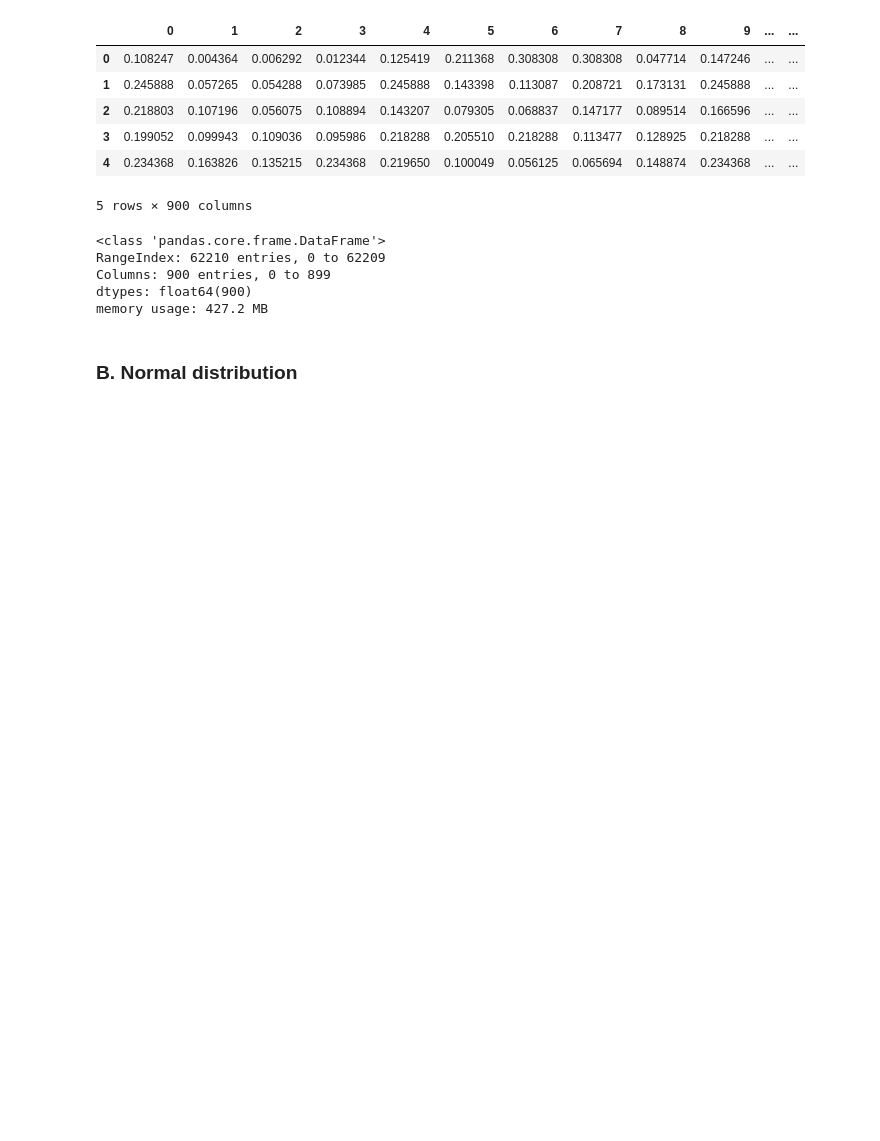
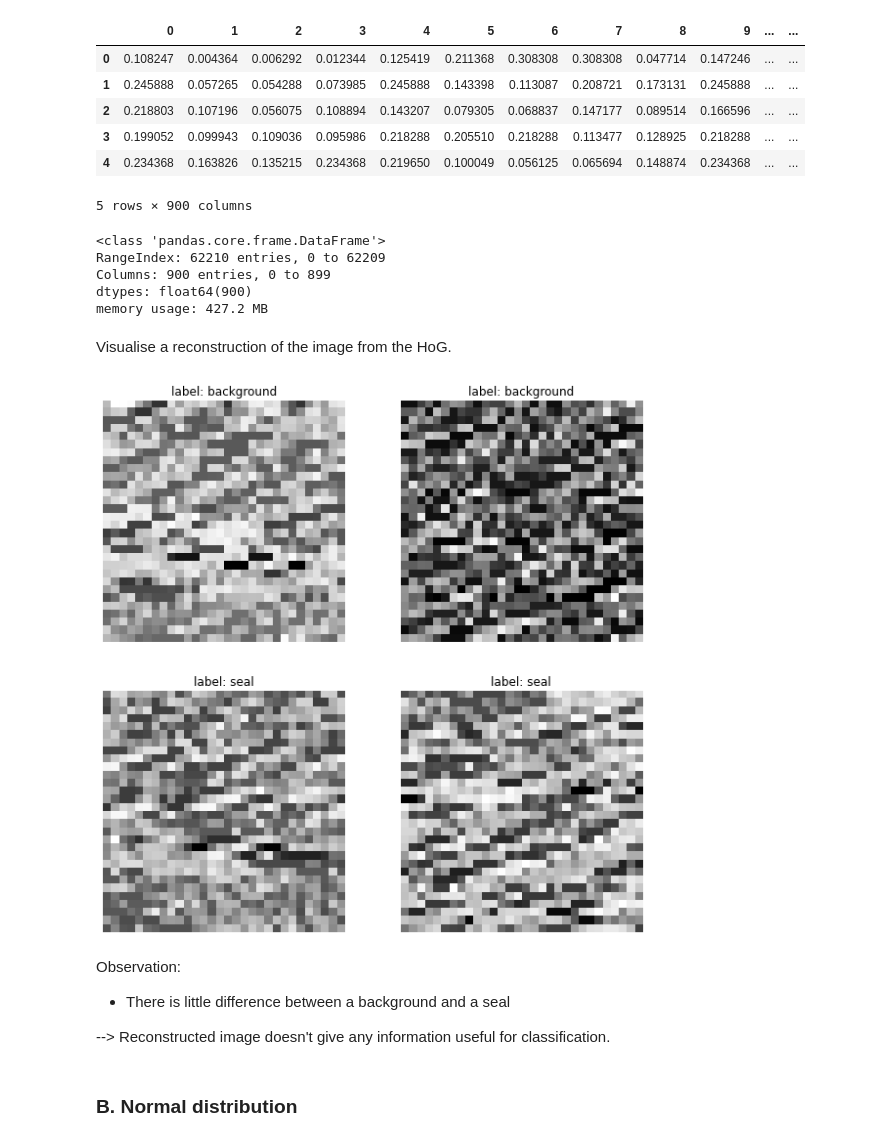
Before and after one commit to Adamouization/Seal-Pup-Aerial-Imagery-Neural-Network-Classifier, a Jupyter notebook: jupyter prototyping/binary_classification.ipynb, the cells around one changed output. Cells and saved outputs as stored; diff of their text form; code cells hidden in the pictures; blank space fills up the shorter version.

Commit message:
Visualise reconstructed images from HoG features + correlation

```diff
--- a/jupyter prototyping/binary_classification.ipynb
+++ b/jupyter prototyping/binary_classification.ipynb
@@ -68,6 +68,44 @@ RangeIndex: 62210 entries, 0 to 62209
 Columns: 900 entries, 0 to 899
 dtypes: float64(900)
 memory usage: 427.2 MB
+# %% [markdown]
+Visualise a reconstruction of the image from the HoG.
+# %%
+fig=plt.figure(figsize=(10, 10))
+
+image_background1 = X_train_HoG.iloc[0].to_numpy().reshape(30, 30)
+fig.add_subplot(221)
+plt.imshow(image_background1, cmap="binary")
+plt.title("label: background")
+plt.axis("off")
+
+image_background2 = X_train_HoG.iloc[1080].to_numpy().reshape(30, 30)
+fig.add_subplot(222)
+plt.imshow(image_background2, cmap="binary")
+plt.title("label: background")
+plt.axis("off")
+
+image_seal1 = X_train_HoG.iloc[62209].to_numpy().reshape(30, 30)
+fig.add_subplot(223)
+plt.imshow(image_seal1, cmap="binary")
+plt.title("label: seal")
+plt.axis("off")
+
+image_seal2= X_train_HoG.iloc[62100].to_numpy().reshape(30, 30)
+fig.add_subplot(224)
+plt.imshow(image_seal2, cmap="Blues")
+plt.title("label: seal")
+plt.axis("off")
+
+plt.savefig("reconstructed_images_binary.png")
+plt.show()
+# %% [output]
+[figure, added]
+# %% [markdown]
+Observation:
+* There is little difference between a background and a seal
+
+--> Reconstructed image doesn't give any information useful for classification.
 # %% [markdown]
 ### B. Normal distribution
 # %%
```
Also changed, not shown: parts of 6 cells of this notebook, 1 other file.
